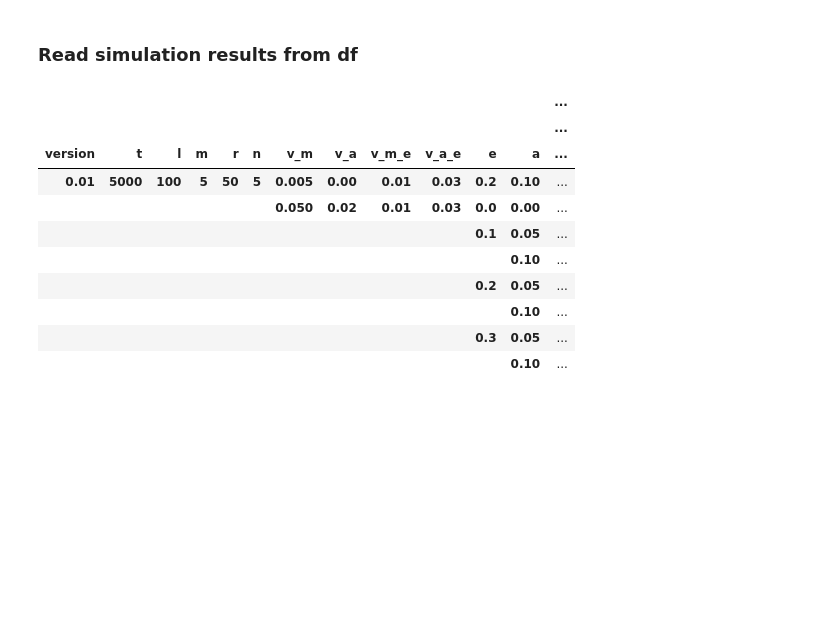
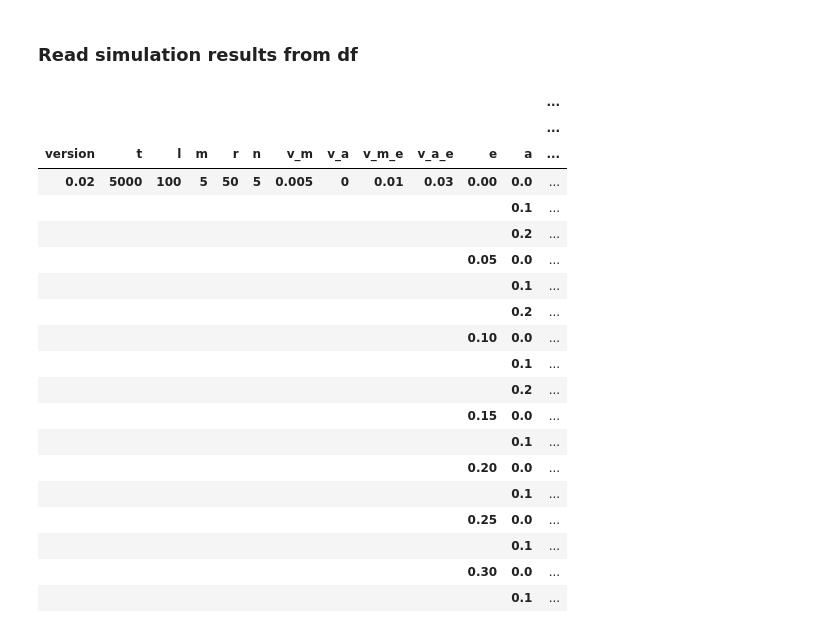
Before and after one commit to lennartebert/process_simulation, a Jupyter notebook: Effect of automation on complexity behavior.ipynb, the cells around one changed output. Saved outputs shown, nothing was run; the diff lists cells and outputs as text; code cells hidden in the pictures; blank space fills up the shorter version.

```diff
--- a/Effect of automation on complexity behavior.ipynb
+++ b/Effect of automation on complexity behavior.ipynb
@@ -284,4 +484,0 @@ process_simulation.create_results_dataframe("results.h5")
-# %%
-model, activity_matrices, results, compute_info = process_simulation.load_simulation_hdf5("results.h5","simulation_1")
-# %%
-process_simulation.load_simulations_by_params(simulation_data_path, t=5000)
@@ -389,44 +487,54 @@ OSError: [WinError 1450] Insufficient system resources exist to complete the req
+# %%
+# get all simulations results as dataframe
+output_file = 'experiment_results/simulation_results.csv'
+simulation_results_df = process_simulation.get_results_dataframe(output_file)
 # %% [markdown]
 ## Analyze results
 # %% [markdown]
 ### Read simulation results from df
 # %%
-one_result_per_line_df = process_simulation.create_results_dataframe(simulation_data_path)
+one_result_per_line_df = simulation_results_df
 
 # delete results from old version
 filtered_df = one_result_per_line_df.loc[
-    one_result_per_line_df.index.get_level_values("version") == process_simulation.VERSION
+    one_result_per_line_df['version'] == process_simulation.VERSION
 ]
-
-# change sim_id to normal value
-filtered_df = filtered_df.reset_index(level='sim_id')
 
 # aggregate results with same parameters
 grouped_df = filtered_df.groupby(['version', 't', 'l', 'm', 'r', 'n', 'v_m', 'v_a', 'v_m_e', 'v_a_e', 'e', 'a'])
 
 aggregated_df = grouped_df.agg({
-    'sim_id': ['count'],
+    'seed': 'count',
     'max_complexity': ['mean', 'max', 'std'],
     'mean_complexity': ['mean', 'max', 'std'],
     'has_phase_change': ['mean', 'max', 'std'],
-    'time_to_complexity': ['mean', 'max', 'std']
-})
+    'time_to_chaos': ['mean', 'max', 'std']
+}).rename(columns={'seed': 'simulation_runs'})
 
 aggregated_df.rename(columns={'sim_id': 'simulation_runs'}, inplace=True)
 
 display(aggregated_df)
 # %% [output]
 |  |  |  |  |  |  |  |  |  |  |  |  | ... |
 |  |  |  |  |  |  |  |  |  |  |  |  | ... |
 | version | t | l | m | r | n | v_m | v_a | v_m_e | v_a_e | e | a | ... |
-| 0.01 | 5000 | 100 | 5 | 50 | 5 | 0.005 | 0.00 | 0.01 | 0.03 | 0.2 | 0.10 | ... |
-|  |  |  |  |  |  | 0.050 | 0.02 | 0.01 | 0.03 | 0.0 | 0.00 | ... |
-|  |  |  |  |  |  |  |  |  |  | 0.1 | 0.05 | ... |
-|  |  |  |  |  |  |  |  |  |  |  | 0.10 | ... |
-|  |  |  |  |  |  |  |  |  |  | 0.2 | 0.05 | ... |
-|  |  |  |  |  |  |  |  |  |  |  | 0.10 | ... |
-|  |  |  |  |  |  |  |  |  |  | 0.3 | 0.05 | ... |
-|  |  |  |  |  |  |  |  |  |  |  | 0.10 | ... |
+| 0.02 | 5000 | 100 | 5 | 50 | 5 | 0.005 | 0 | 0.01 | 0.03 | 0.00 | 0.0 | ... |
+|  |  |  |  |  |  |  |  |  |  |  | 0.1 | ... |
+|  |  |  |  |  |  |  |  |  |  |  | 0.2 | ... |
+|  |  |  |  |  |  |  |  |  |  | 0.05 | 0.0 | ... |
+|  |  |  |  |  |  |  |  |  |  |  | 0.1 | ... |
+|  |  |  |  |  |  |  |  |  |  |  | 0.2 | ... |
+|  |  |  |  |  |  |  |  |  |  | 0.10 | 0.0 | ... |
+|  |  |  |  |  |  |  |  |  |  |  | 0.1 | ... |
+|  |  |  |  |  |  |  |  |  |  |  | 0.2 | ... |
+|  |  |  |  |  |  |  |  |  |  | 0.15 | 0.0 | ... |
+|  |  |  |  |  |  |  |  |  |  |  | 0.1 | ... |
+|  |  |  |  |  |  |  |  |  |  | 0.20 | 0.0 | ... |
+|  |  |  |  |  |  |  |  |  |  |  | 0.1 | ... |
+|  |  |  |  |  |  |  |  |  |  | 0.25 | 0.0 | ... |
+|  |  |  |  |  |  |  |  |  |  |  | 0.1 | ... |
+|  |  |  |  |  |  |  |  |  |  | 0.30 | 0.0 | ... |
+|  |  |  |  |  |  |  |  |  |  |  | 0.1 | ... |
 # %%
 flat_aggregated_df = aggregated_df.reset_index()
 
```
Also changed, not shown: parts of 45 cells of this notebook, 5 other files.
